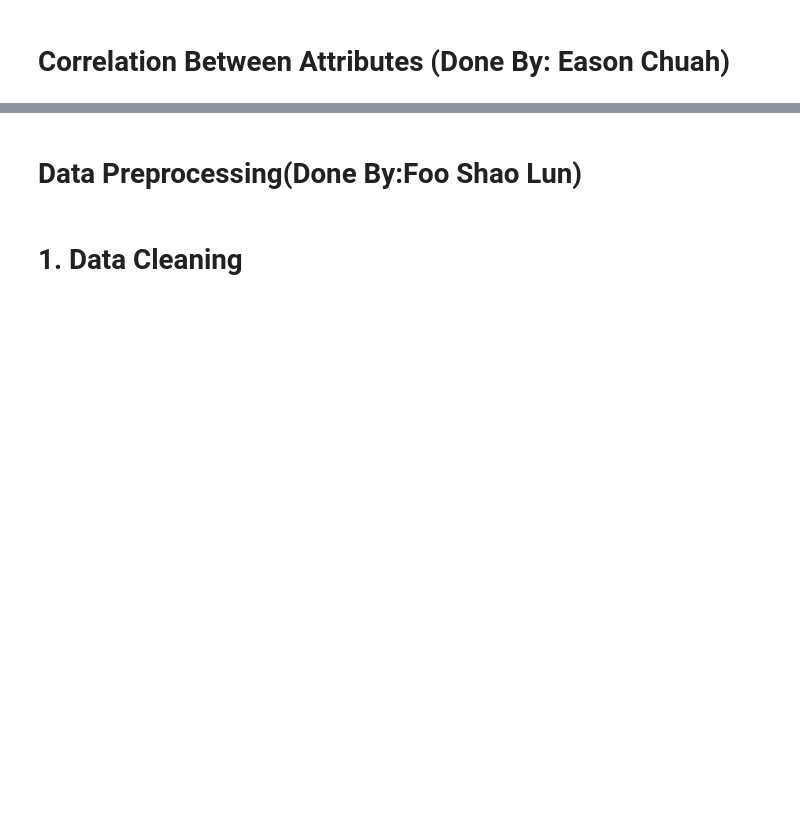
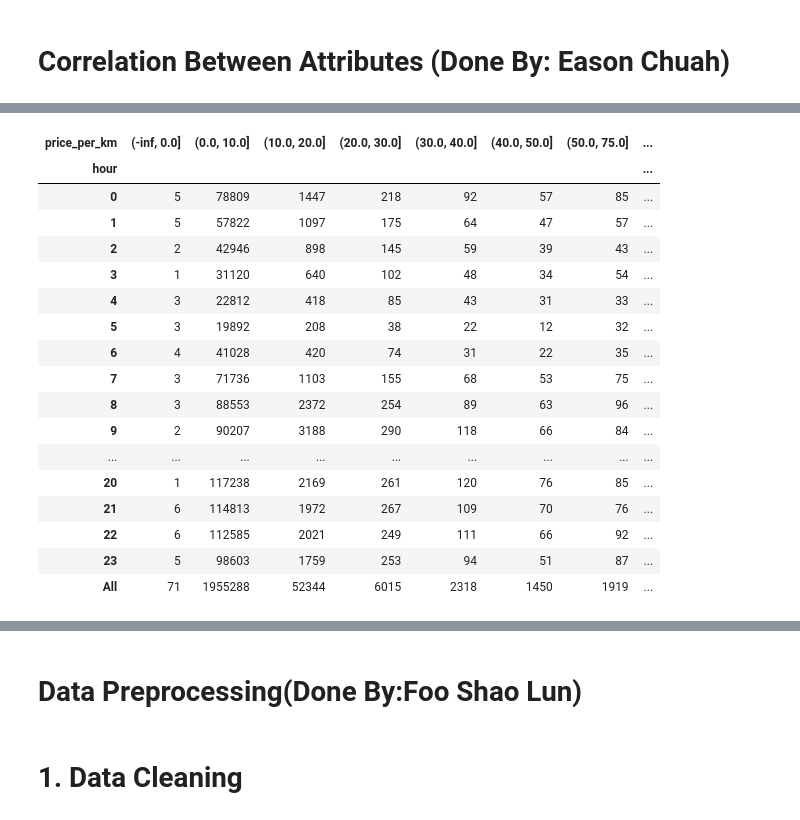
Before and after one commit to EricChan12311/DMA, a Jupyter notebook: DataMining.ipynb, the cells around one changed output, grey strips where cells are left out. Saved outputs shown, nothing was run; the diff lists cells and outputs as text; code cells hidden in the pictures; blank space fills up the shorter version.

```diff
--- a/DataMining.ipynb
+++ b/DataMining.ipynb
@@ -123,0 +140,7 @@ plt.show()
+# %%
+# 1. Month vs Price per km
+
+train_set['month'] = train_set['departure_time'].dt.month
+
+custom_bins = [-np.inf, 0, 10, 20, 30, 40, 50, 75, 100, np.inf]
+pd.crosstab(index=train_set['month'], columns=pd.cut(train_set['price_per_km'], custom_bins), margins=True)
@@ -123,0 +183,8 @@ plt.show()
+# %%
+# 3. weekend and weekday vs price_per_km
+
+train_set['day_type'] = train_set['departure_time'].apply(lambda x: 'Weekend' if x.weekday() >= 5 else 'Weekday')
+
+
+custom_bins = [-np.inf, 0, 10, 20, 30, 40, 50, 75, 100, np.inf]
+pd.crosstab(index=train_set['day_type'], columns=pd.cut(train_set['price_per_km'], custom_bins), margins=True)
@@ -123,0 +197,24 @@ plt.show()
+# %%
+# 4. Period vs price_per_km
+
+def return_period(hour):
+    if 4 <= hour < 6:
+        return 'Early Morning'
+    elif 6 <= hour < 12:
+        return 'Morning'
+    elif 12 <= hour < 17:
+        return 'Afternoon'
+    elif 17 <= hour < 20:
+        return 'Evening'
+    elif 20 <= hour < 24:
+        return 'Night'
+    else:
+        return 'Midnight'
+
+train_set['period_hour'] = train_set['departure_time'].dt.hour.apply(return_period)
+
+custom_bins = [-np.inf, 0, 10, 20, 30, 40, 50, 75, 100, np.inf]
+desired_order = ['Early Morning', 'Morning', 'Afternoon', 'Evening', 'Night', 'Midnight']
+
+(pd.crosstab(index=train_set['period_hour'], columns=pd.cut(train_set['price_per_km'], custom_bins), margins=True)
+    .reindex(desired_order))
@@ -123,0 +230,25 @@ plt.show()
+# %%
+# 5.  Peak hour vs price_per_km (can know the peak hour)
+
+train_set['hour'] = train_set['departure_time'].dt.hour
+custom_bins = [-np.inf, 0, 10, 20, 30, 40, 50, 75, 100, np.inf]
+pd.crosstab(index=train_set['hour'], columns=pd.cut(train_set['price_per_km'], custom_bins), margins=True)
+# %% [output]
+| price_per_km | (-inf, 0.0] | (0.0, 10.0] | (10.0, 20.0] | (20.0, 30.0] | (30.0, 40.0] | (40.0, 50.0] | (50.0, 75.0] | ... |
+| hour |  |  |  |  |  |  |  | ... |
+| 0 | 5 | 78809 | 1447 | 218 | 92 | 57 | 85 | ... |
+| 1 | 5 | 57822 | 1097 | 175 | 64 | 47 | 57 | ... |
+| 2 | 2 | 42946 | 898 | 145 | 59 | 39 | 43 | ... |
+| 3 | 1 | 31120 | 640 | 102 | 48 | 34 | 54 | ... |
+| 4 | 3 | 22812 | 418 | 85 | 43 | 31 | 33 | ... |
+| 5 | 3 | 19892 | 208 | 38 | 22 | 12 | 32 | ... |
+| 6 | 4 | 41028 | 420 | 74 | 31 | 22 | 35 | ... |
+| 7 | 3 | 71736 | 1103 | 155 | 68 | 53 | 75 | ... |
+| 8 | 3 | 88553 | 2372 | 254 | 89 | 63 | 96 | ... |
+| 9 | 2 | 90207 | 3188 | 290 | 118 | 66 | 84 | ... |
+| ... | ... | ... | ... | ... | ... | ... | ... | ... |
+| 20 | 1 | 117238 | 2169 | 261 | 120 | 76 | 85 | ... |
+| 21 | 6 | 114813 | 1972 | 267 | 109 | 70 | 76 | ... |
+| 22 | 6 | 112585 | 2021 | 249 | 111 | 66 | 92 | ... |
+| 23 | 5 | 98603 | 1759 | 253 | 94 | 51 | 87 | ... |
+| All | 71 | 1955288 | 52344 | 6015 | 2318 | 1450 | 1919 | ... |
```
Also changed, not shown: parts of 20 cells of this notebook.
